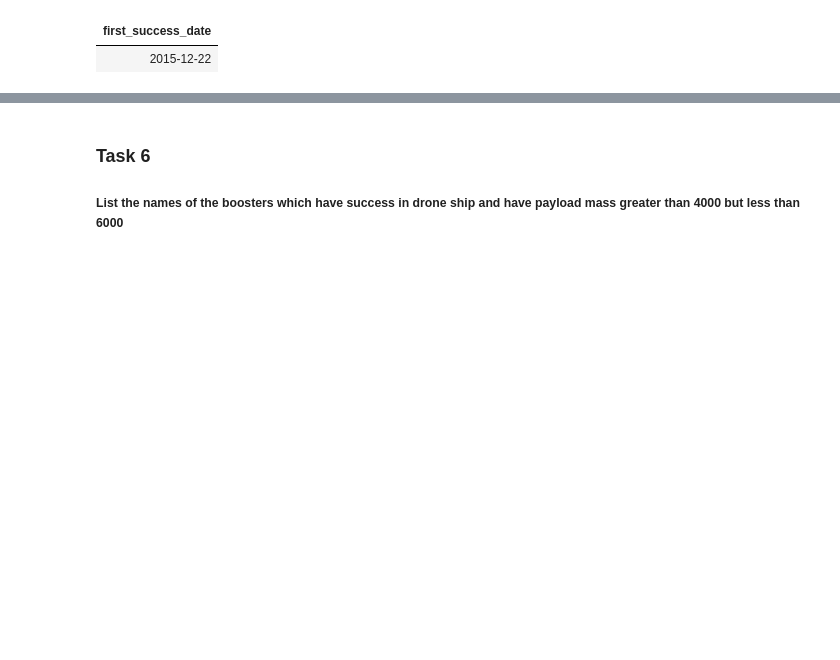
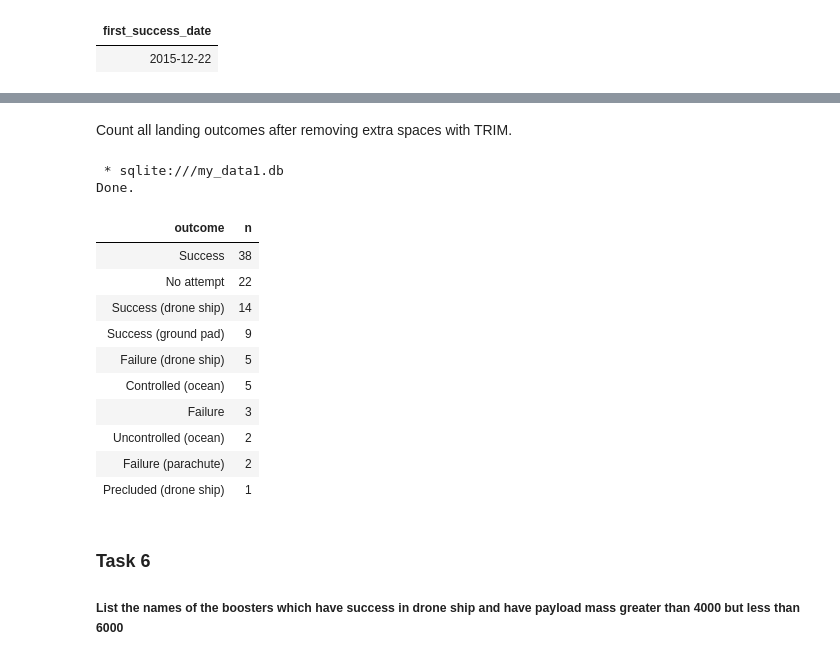
Before and after one commit to hokuamadata/spacex-falcon9-landing-prediction, a Jupyter notebook: 04_eda_sql_sqllite.ipynb, the cells around one changed output, grey strips where cells are left out. Drawn from its saved outputs; the diff is of its cells as text; code cells hidden in the pictures; blank space fills up the shorter version.

```diff
--- a/04_eda_sql_sqllite.ipynb
+++ b/04_eda_sql_sqllite.ipynb
@@ -230,3 +281,25 @@ Done.
+# %% [markdown]
+Count all landing outcomes after removing extra spaces with TRIM.
+# %%
+%%sql
+SELECT TRIM(Landing_Outcome) AS outcome, COUNT(*) AS n
+FROM SPACEXTABLE
+GROUP BY TRIM(Landing_Outcome)
+ORDER BY n DESC
+# %% [output]
+ * sqlite:///my_data1.db
+Done.
+| outcome | n |
+| Success | 38 |
+| No attempt | 22 |
+| Success (drone ship) | 14 |
+| Success (ground pad) | 9 |
+| Failure (drone ship) | 5 |
+| Controlled (ocean) | 5 |
+| Failure | 3 |
+| Uncontrolled (ocean) | 2 |
+| Failure (parachute) | 2 |
+| Precluded (drone ship) | 1 |
 # %% [markdown]
 ### Task 6
 
```
Also changed, not shown: parts of 19 cells of this notebook.
